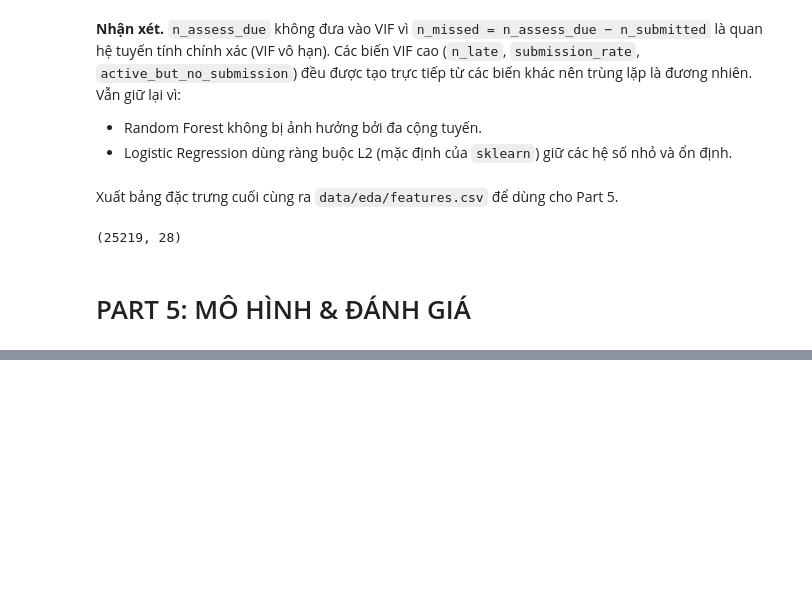
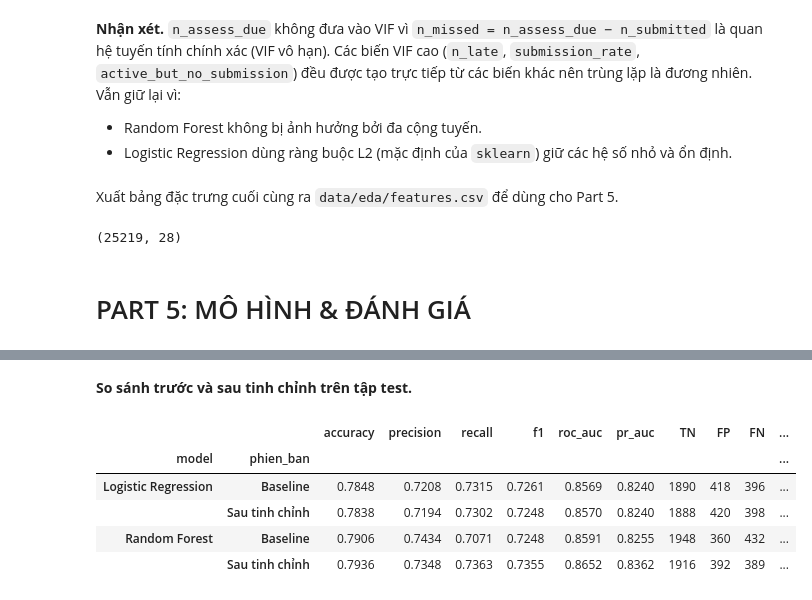
Before and after one commit to NguyenAnh1421/Early-Warning-At-Risk-Students-OULAD, a Jupyter notebook: G6_FINAL.ipynb, the cells around one changed output, grey strips where cells are left out. Drawn from its saved outputs; the diff is of its cells as text; code cells hidden in the pictures; blank space fills up the shorter version.

```diff
--- a/G6_FINAL.ipynb
+++ b/G6_FINAL.ipynb
@@ -845,0 +786,21 @@ pd.DataFrame([{'threshold': t,
+# %%
+from sklearn.metrics import (accuracy_score, precision_score, recall_score, f1_score,
+                             roc_auc_score, average_precision_score, confusion_matrix,
+                             ConfusionMatrixDisplay, RocCurveDisplay, PrecisionRecallDisplay)
+
+def evaluate(models, X, y):
+    rows = []
+    for name, m in models.items():
+        yp, ypp = m.predict(X), m.predict_proba(X)[:, 1]
+        tn, fp, fn, tp = confusion_matrix(y, yp).ravel()
+        rows.append({'model': name,
+                     'accuracy': accuracy_score(y, yp),
+                     'precision': precision_score(y, yp),
+                     'recall': recall_score(y, yp),
+                     'f1': f1_score(y, yp),
+                     'roc_auc': roc_auc_score(y, ypp),
+                     'pr_auc': average_precision_score(y, ypp),
+                     'TN': tn, 'FP': fp, 'FN': fn, 'TP': tp})
+    return pd.DataFrame(rows).set_index('model').round(4)
+
+evaluate(baseline, X_test, y_test)
@@ -845,0 +852,13 @@ pd.DataFrame([{'threshold': t,
+# %% [markdown]
+**So sánh trước và sau tinh chỉnh trên tập test.**
+# %%
+compare = pd.concat({'Baseline': evaluate(baseline, X_test, y_test),
+                     'Sau tinh chỉnh': evaluate(tuned, X_test, y_test)}, names=['phien_ban'])
+compare.swaplevel().sort_index()
+# %% [output]
+|  |  | accuracy | precision | recall | f1 | roc_auc | pr_auc | TN | FP | FN | ... |
+| model | phien_ban |  |  |  |  |  |  |  |  |  | ... |
+| Logistic Regression | Baseline | 0.7848 | 0.7208 | 0.7315 | 0.7261 | 0.8569 | 0.8240 | 1890 | 418 | 396 | ... |
+|  | Sau tinh chỉnh | 0.7838 | 0.7194 | 0.7302 | 0.7248 | 0.8570 | 0.8240 | 1888 | 420 | 398 | ... |
+| Random Forest | Baseline | 0.7906 | 0.7434 | 0.7071 | 0.7248 | 0.8591 | 0.8255 | 1948 | 360 | 432 | ... |
+|  | Sau tinh chỉnh | 0.7936 | 0.7348 | 0.7363 | 0.7355 | 0.8652 | 0.8362 | 1916 | 392 | 389 | ... |
```
Also changed, not shown: parts of 25 cells of this notebook, 3 other files.
